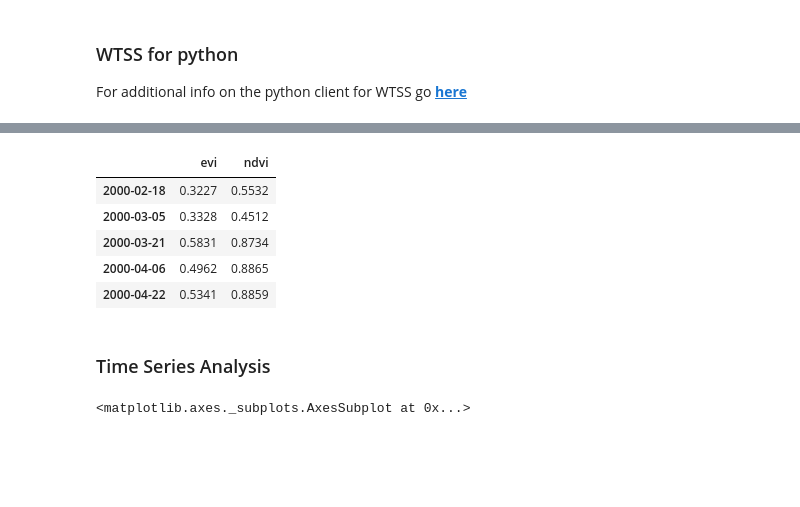
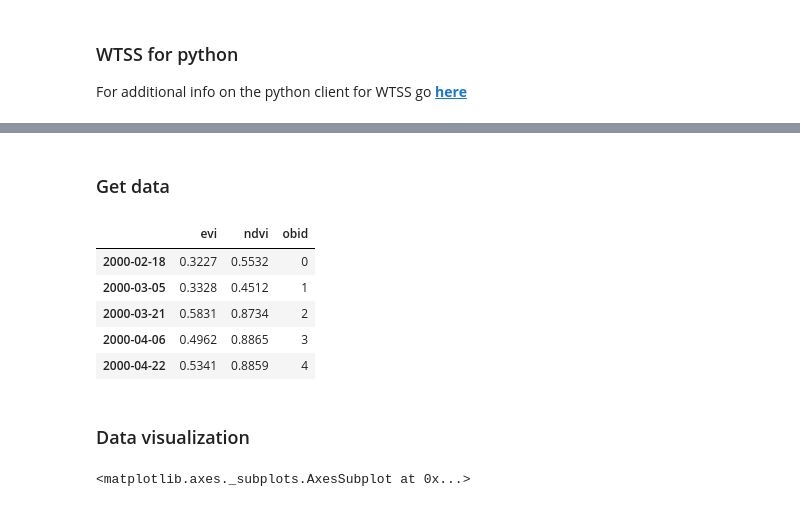
Before and after one commit to rolfsimoes/wgiss-py-webinar, a Jupyter notebook: WGISS_Tech_Webinar.ipynb, the cells around one changed output, grey strips where cells are left out. Drawn from its saved outputs; the diff is of its cells as text; code cells hidden in the pictures; blank space fills up the shorter version.

```diff
--- a/WGISS_Tech_Webinar.ipynb
+++ b/WGISS_Tech_Webinar.ipynb
@@ -80,21 +72,32 @@ merge
 mixl8mod
 mixl8mod_f
 mod13q1_512
+# %% [markdown]
+### Get data
 # %%
-# build a data frame
+# get specific data set from WTSS
+cv_scheme = w.describe_coverage("mod13q1_512")
+
+# get time series of a point
+ts = w.time_series("mod13q1_512", ("ndvi", "evi"), -12.0, -54.0)
+
+# build a data frame made of vegetation indexes
+obid = pd.Series(range(len(ts["ndvi"])), index = cv_scheme["timeline"])
 ndvi = pd.Series(ts["ndvi"], index = cv_scheme["timeline"])/10000
-evi =  pd.Series(ts["evi"],  index = cv_scheme["timeline"])/10000
+evi  = pd.Series(ts["evi"],  index = cv_scheme["timeline"])/10000
+#ERROR: ndvi = pd.Series(ts["ndvi"], index = ts.timeline)/10000
+#ERROR: evi  = pd.Series(ts["evi"],  index = ts.timeline)/10000
 
-vidf = pd.DataFrame({'ndvi' : ndvi, 'evi': evi})
+vidf = pd.DataFrame({'obid': obid, 'ndvi': ndvi, 'evi': evi})
 vidf[0:5]
 # %% [output]
-|  | evi | ndvi |
-| 2000-02-18 | 0.3227 | 0.5532 |
-| 2000-03-05 | 0.3328 | 0.4512 |
-| 2000-03-21 | 0.5831 | 0.8734 |
-| 2000-04-06 | 0.4962 | 0.8865 |
-| 2000-04-22 | 0.5341 | 0.8859 |
+|  | evi | ndvi | obid |
+| 2000-02-18 | 0.3227 | 0.5532 | 0 |
+| 2000-03-05 | 0.3328 | 0.4512 | 1 |
+| 2000-03-21 | 0.5831 | 0.8734 | 2 |
+| 2000-04-06 | 0.4962 | 0.8865 | 3 |
+| 2000-04-22 | 0.5341 | 0.8859 | 4 |
-# %% [markdown]
-### Time Series Analysis
+# %% [markdown]
+### Data visualization
 # %%
 # Time series visualization
```
Also changed, not shown: parts of 7 cells of this notebook.
